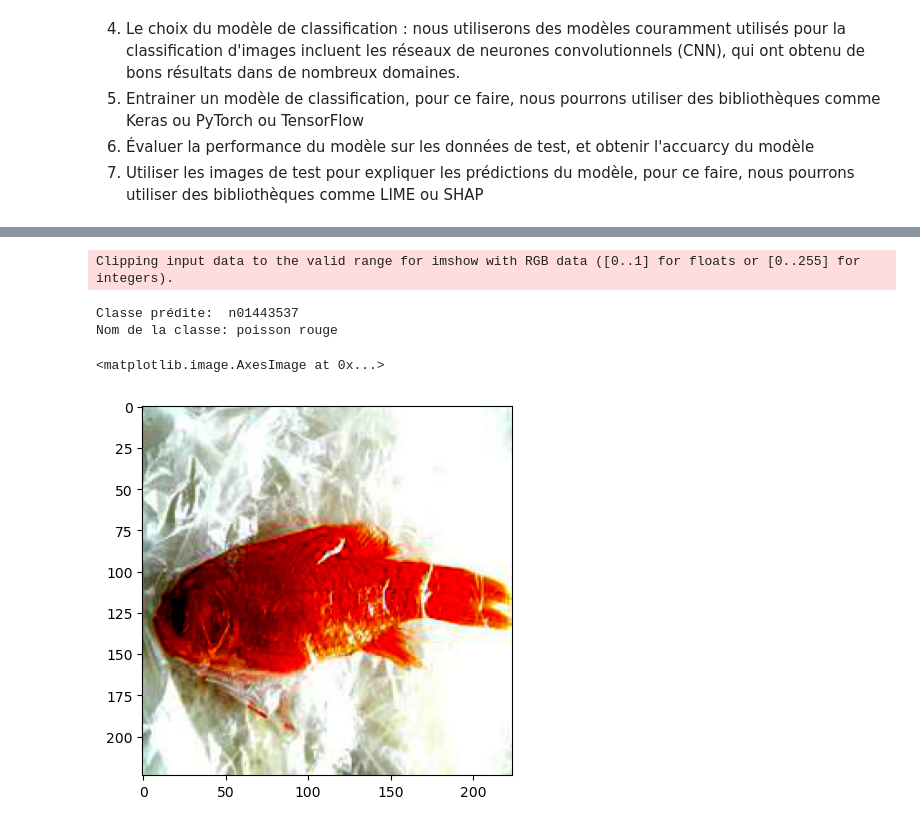
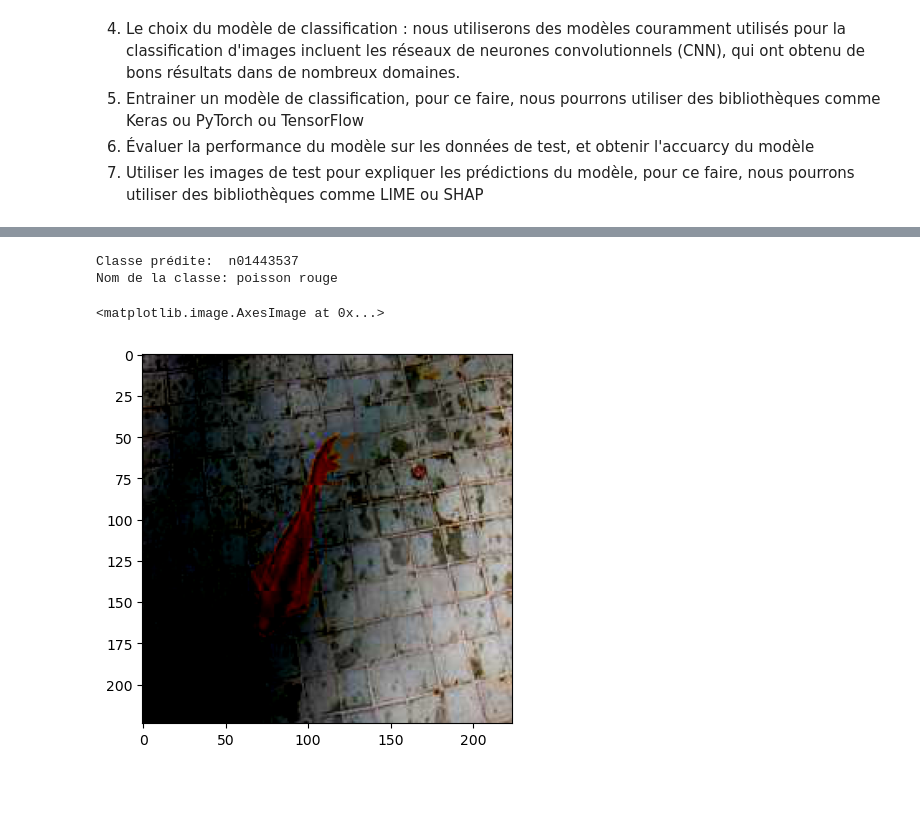
Before and after one commit to thibault-chausson/DS51_Projet, a Jupyter notebook: modele.ipynb, the cells around one changed output, grey strips where cells are left out. Drawn from its saved outputs; the diff is of its cells as text; code cells hidden in the pictures; blank space fills up the shorter version.

Commit message:
bug affichage image corrigé

```diff
--- a/modele.ipynb
+++ b/modele.ipynb
@@ -224,33 +224,33 @@ Précision du modèle sur les 700 images de test: 70 %
 # %%
 # Essayer le modèle sur une image
 import random
 
 dossier = './data/test/n01443537'  # Remplacez par le chemin vers le dossier contenant les fichiers
 fichiers = os.listdir(dossier)  # Liste de tous les fichiers dans le dossier
 fichier_aleatoire = random.choice(fichiers)  # Choix d'un fichier au hasard
 chemin_fichier = os.path.join(dossier, fichier_aleatoire)  # Chemin complet du fichier choisi
 
 
 # Charger une image
 im = Image.open(chemin_fichier)
 # Appliquer les transformations
 im = transform(im)
 # Ajouter une dimension
 im = im.unsqueeze(0)
 # Obtenir les sorties
 outputs = net(im)
 # Obtenir la classe prédite
 _, predicted = torch.max(outputs.data, 1)
 print('Classe prédite: ', classes[predicted.item()])
 print('Nom de la classe:', classes_names[classes[predicted.item()]])
 # Afficher l'image
-plt.imshow(np.transpose(im.squeeze().numpy(), (1, 2, 0)))
+im_normalized = im.clamp(0, 1)
+plt.imshow(np.transpose(im_normalized.squeeze().numpy(), (1, 2, 0)))
 # %% [output]
-Clipping input data to the valid range for imshow with RGB data ([0..1] for floats or [0..255] for integers).
+Classe prédite:  n01443537
+Nom de la classe: poisson rouge
-Classe prédite:  n01443537
-Nom de la classe: poisson rouge
+<matplotlib.image.AxesImage at 0x...>
-<matplotlib.image.AxesImage at 0x...>
-[figure, old version]
+[figure, new version]
 # %%
 # Sauvegarder le modèle
 PATH = './model.pth'
```
Also changed, not shown: parts of 2 cells of this notebook.
